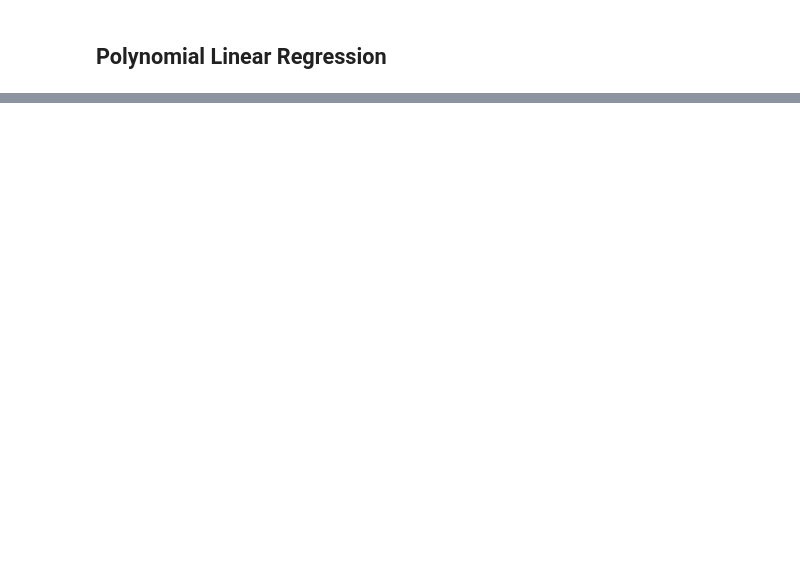
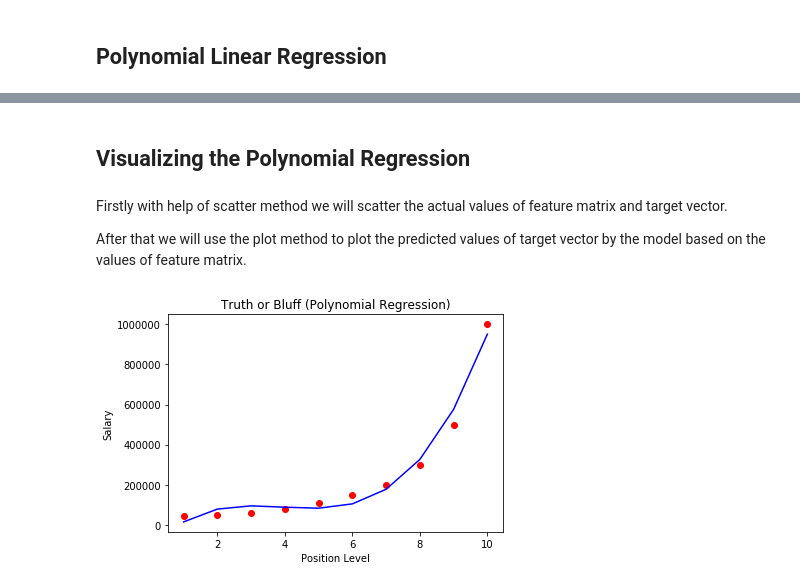
Before and after one commit to AbhijeetSrivastav/Machine-Learning-Guide, a Jupyter notebook: Regression/Polynomial Linear Regression/Polynomial Linear Regression.ipynb, the cells around one changed output, grey strips where cells are left out. Saved outputs shown, nothing was run; the diff lists cells and outputs as text; code cells hidden in the pictures; blank space fills up the shorter version.

```diff
--- a/Regression/Polynomial Linear Regression/Polynomial Linear Regression.ipynb
+++ b/Regression/Polynomial Linear Regression/Polynomial Linear Regression.ipynb
@@ -39,0 +121,15 @@ In the above image, we have taken a dataset which is arranged non-linearly. So i
+# %% [markdown]
+## Visualizing the Polynomial Regression
+# %% [markdown]
+Firstly with help of scatter method we will scatter the actual values of feature matrix and target vector.
+
+After that we will use the plot method to plot the predicted values of target vector by the model based on the values of feature matrix.
+# %%
+plt.scatter(X, Y, color='red')
+plt.plot(X, lin_reg_2.predict(X_poly), color='blue')
+plt.title('Truth or Bluff (Polynomial Regression)')
+plt.xlabel('Position Level')
+plt.ylabel('Salary')
+plt.show()
+# %% [output]
+[figure, added]
```
Also changed, not shown: parts of 25 cells of this notebook, 1 other file.
